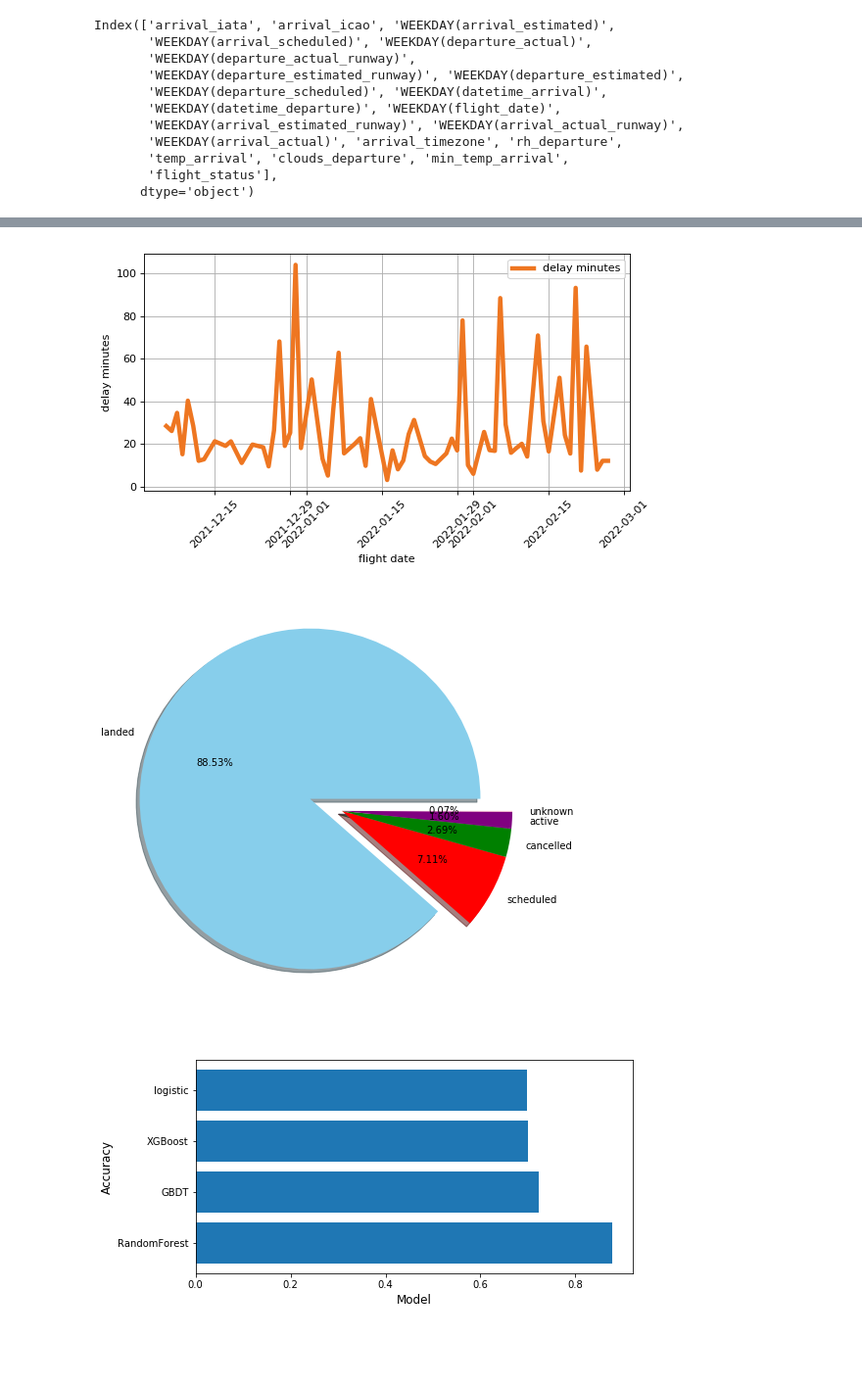
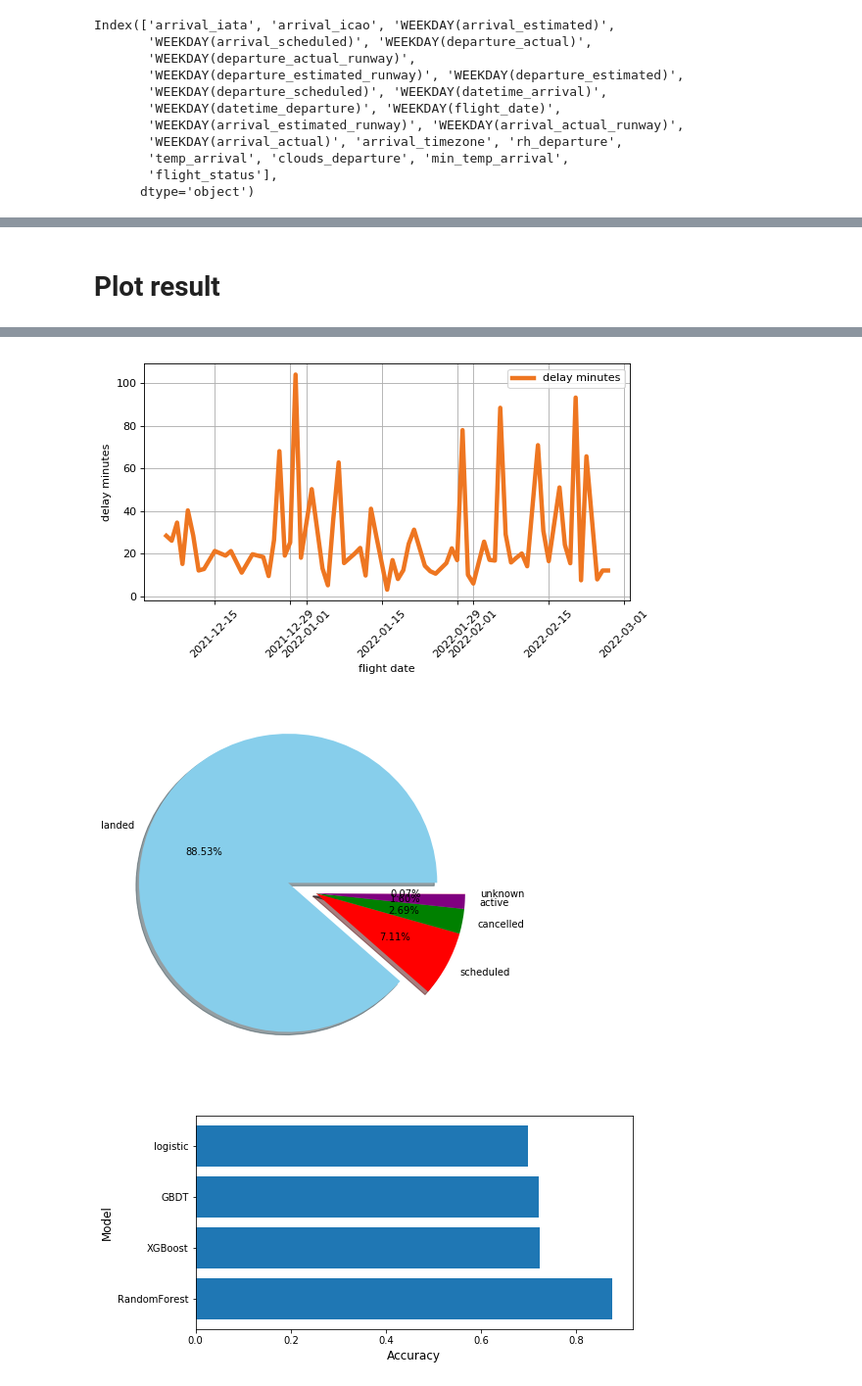
Before and after one commit to yhs2/733FinalProject-, a Jupyter notebook: DataAnalyzing/Flight_status_classification.ipynb, the cells around one changed output, grey strips where cells are left out. Shown: that part at 98% size. Cells and saved outputs as stored; diff of their text form; code cells hidden in the pictures; blank space fills up the shorter version.

```diff
--- a/DataAnalyzing/Flight_status_classification.ipynb
+++ b/DataAnalyzing/Flight_status_classification.ipynb
@@ -150,6 +92,3 @@ feature_matrix
 | 36405 | landed | Ramon Villeda Morales International | America/Tegucigalpa | SAP | MHLM | NaN | ... |
 | 36406 | landed | Ramon Villeda Morales International | America/Tegucigalpa | SAP | MHLM | NaN | ... |
 36407 rows × 136 columns
-# %%
-for i in feature_matrix.columns:
-    print(i)
@@ -409,6 +310,9 @@ gbm0.fit(train_X,train_y)
 y_pred = gbm0.predict(test_X)
 y_predprob = gbm0.predict_proba(test_X)[:,1]
 
+
+print('F1_score: ', f1_score(test_y.values, pred_y, average='micro'))
 print("Accuracy : %.4g" % metrics.accuracy_score(test_y.values, y_pred))
 accuracy_score['GBDT'] = metrics.accuracy_score(test_y.values, y_pred)
+f1_scores['GBDT'] = f1_score(test_y.values, pred_y, average='micro')
 # %% [output]
@@ -418,7 +323,7 @@ Accuracy : 0.724
 from xgboost import XGBClassifier
 xgbc = XGBClassifier(max_depth=2,
                      learning_rate=1,
-                     n_estimators=2, # number of iterations or number of trees
+                     n_estimators=400, # number of iterations or number of trees
                      slient=0,
                      objective="binary:logistic"
                     )
@@ -431,6 +336,11 @@ print("Train Accuracy: %.2f%%" % (train_score * 100))
 
 pred_test = xgbc.predict(test_X)
 pred_test = [1 if x >= 0.5 else 0 for x in pred_test]
+
+
+print('F1_score: ', f1_score(test_y, pred_y, average='micro'))
 print("Test Accuracy: %.2f%%" % (metrics.accuracy_score(test_y, pred_test)))
 accuracy_score['XGBoost'] = metrics.accuracy_score(test_y, pred_test)
+
+f1_scores['XGBoost'] = f1_score(test_y, pred_y, average='micro')
 # %% [output]
@@ -455,12 +366,13 @@ clf_rf_scores = cross_val_score(estimator=clf_rf, X=train_X, y=train_y, cv=tscv,
 clf_rf.fit(train_X, train_y)
 clf_rf_pred = clf_rf.predict(test_X)
 
+print("RandomForestClassifier AUC %.2f" % metrics.accuracy_score(test_y, clf_rf_pred))
 
-clf_svm = svm.SVC(C=2,kernel='rbf',gamma=10, decision_function_shape='ovr')
-clf_svm_scores = cross_val_score(estimator=clf_svm, X=train_X, y=train_y, cv=tscv, verbose=True)
-print(clf_rf_scores.mean(), clf_svm_scores.mean())
-print("RandomForestClassifier AUC %.2f" % metrics.accuracy_score(test_y, clf_rf_pred))
+print('F1_score: ', f1_score(test_y, clf_rf_pred, average='micro'))
+
+
 accuracy_score['RandomForest'] = metrics.accuracy_score(test_y, clf_rf_pred)
+f1_scores['RandomForest'] = metrics.accuracy_score(test_y, clf_rf_pred)
 # print("SVM AUC %.2f" % (clf_svm_scores.mean()))
 # %% [output]
 [Parallel(n_jobs=1)]: Using backend SequentialBackend with 1 concurrent workers.
@@ -529,3 +384,5 @@ df = df.drop('flight_status', axis = 1)
+# %% [markdown]
+# Plot result
 # %%
 import pandas as pd
 import numpy as np
@@ -578,7 +435,7 @@ def airport_statistics(airport, start_date, end_date):
 
     df = airport_date['flight_status'].value_counts()
     y = df.values
-    plt.figure(figsize=(16, 8))
+    plt.figure(figsize=(14, 7))
     explode = []
     if len(df.keys()) == 5:
         explode = [0.2, 0, 0, 0, 0]
@@ -601,11 +458,27 @@ def airport_statistics(airport, start_date, end_date):
         x.append(d[0])
         y.append(d[1])
 
-    plt.ylabel('Accuracy', size=12)
-    plt.xlabel('Model', size=12)
+    plt.ylabel('Model', size=12)
+    plt.xlabel('Accuracy', size=12)
     plt.xticks()
     plt.barh(x[0:len(accuracy_score)], y[0:len(accuracy_score)])
     plt.show()
+
+    by_value = sorted(f1_scores.items(),key = lambda item:item[1],reverse=True)
+    x = []
+    y = []
+    plt.figure(figsize=(8, 4))
+    for d in by_value:
+        x.append(d[0])
+        y.append(d[1])
+
+    plt.ylabel('Model', size=12)
+    plt.xlabel('F1_Score', size=12)
+    plt.xticks()
+    plt.barh(x[0:len(f1_scores)], y[0:len(f1_scores)])
+    plt.show()
+
+
 
 
 
@@ -618,3 +491,3 @@ airport_statistics('ATL', '2021-12-06', '2022-02-26')
 [figure]
-[figure, old version]
+[figure, new version]
-[figure, old version]
+[figure, new version]
```
Also changed, not shown: parts of 37 cells of this notebook, 29 other files.
